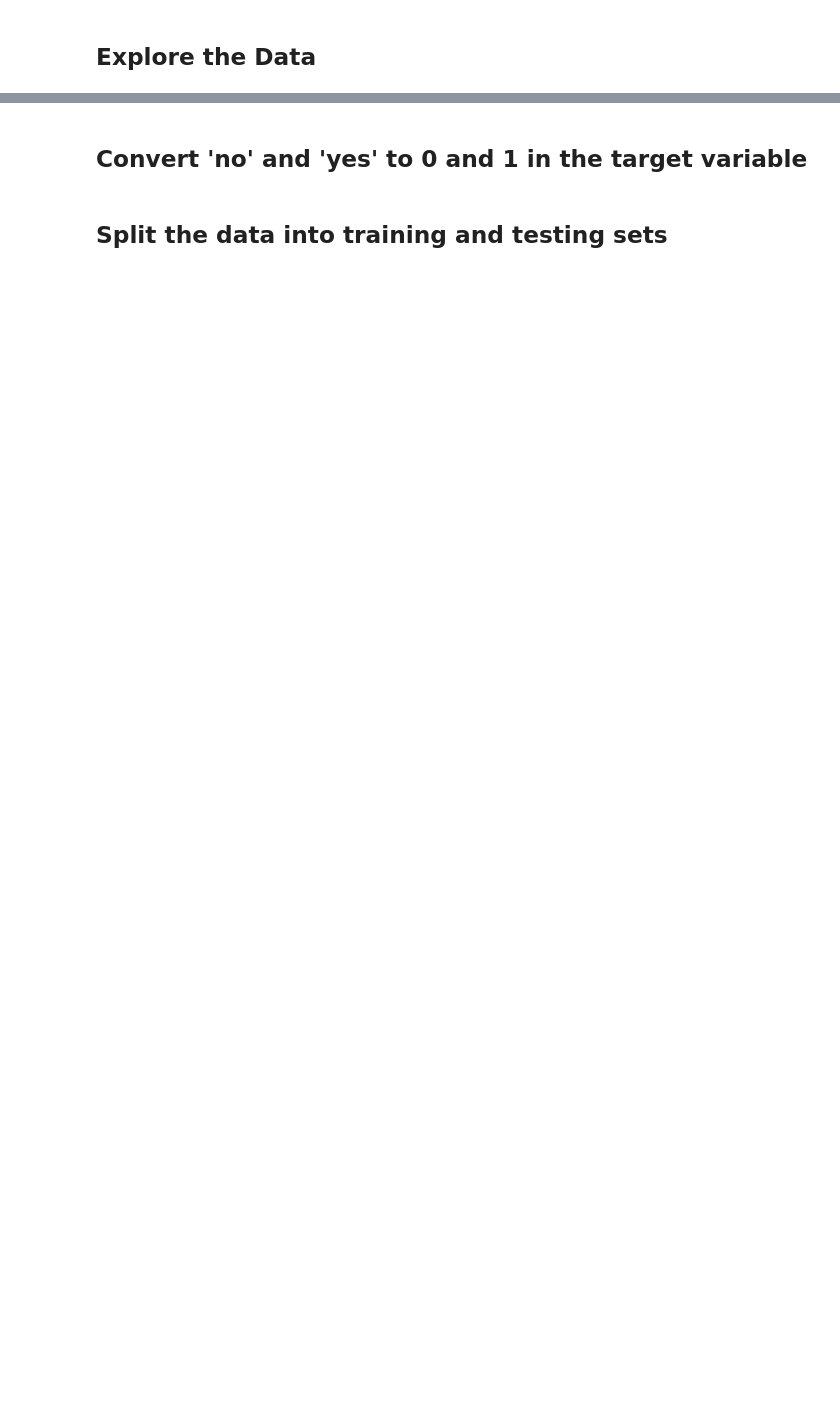
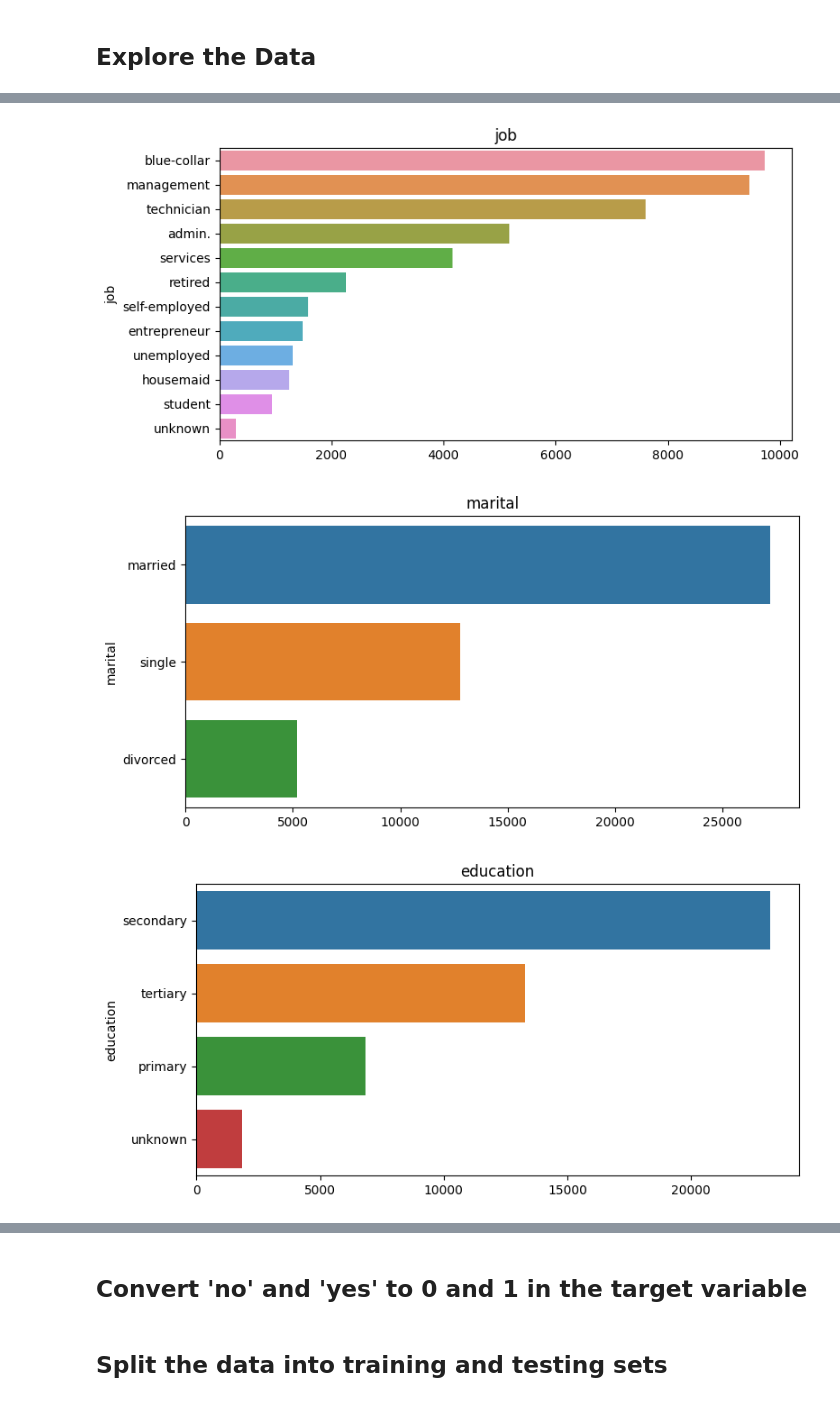
Before and after one commit to Monabbir-Ahmmad/ML-Assignment, a Jupyter notebook: problem-2-logistic-regression-bank/logistic-regression-bank.ipynb, the cells around one changed output, grey strips where cells are left out. Cells and saved outputs as stored; diff of their text form; code cells hidden in the pictures; blank space fills up the shorter version.

```diff
--- a/problem-2-logistic-regression-bank/logistic-regression-bank.ipynb
+++ b/problem-2-logistic-regression-bank/logistic-regression-bank.ipynb
@@ -97,0 +78,7 @@ data_encoded[
+# %%
+category_features = df.select_dtypes(include=['object', 'bool']).columns.values
+
+for col in category_features:
+    print(df[col].value_counts(), "\n")
+
+print(df.nunique(axis=1))
@@ -97,0 +103,11 @@ data_encoded[
+# %%
+for col in category_features:
+    plt.figure(figsize=(8, 4))
+    sns.barplot(y=df[col].value_counts().index, x=df[col].value_counts().values)
+    plt.title(col)
+    plt.tight_layout()
+    plt.show()
+# %% [output]
+[figure, added]
+[figure, added]
+[figure, added]
```
Also changed, not shown: parts of 28 cells of this notebook.
